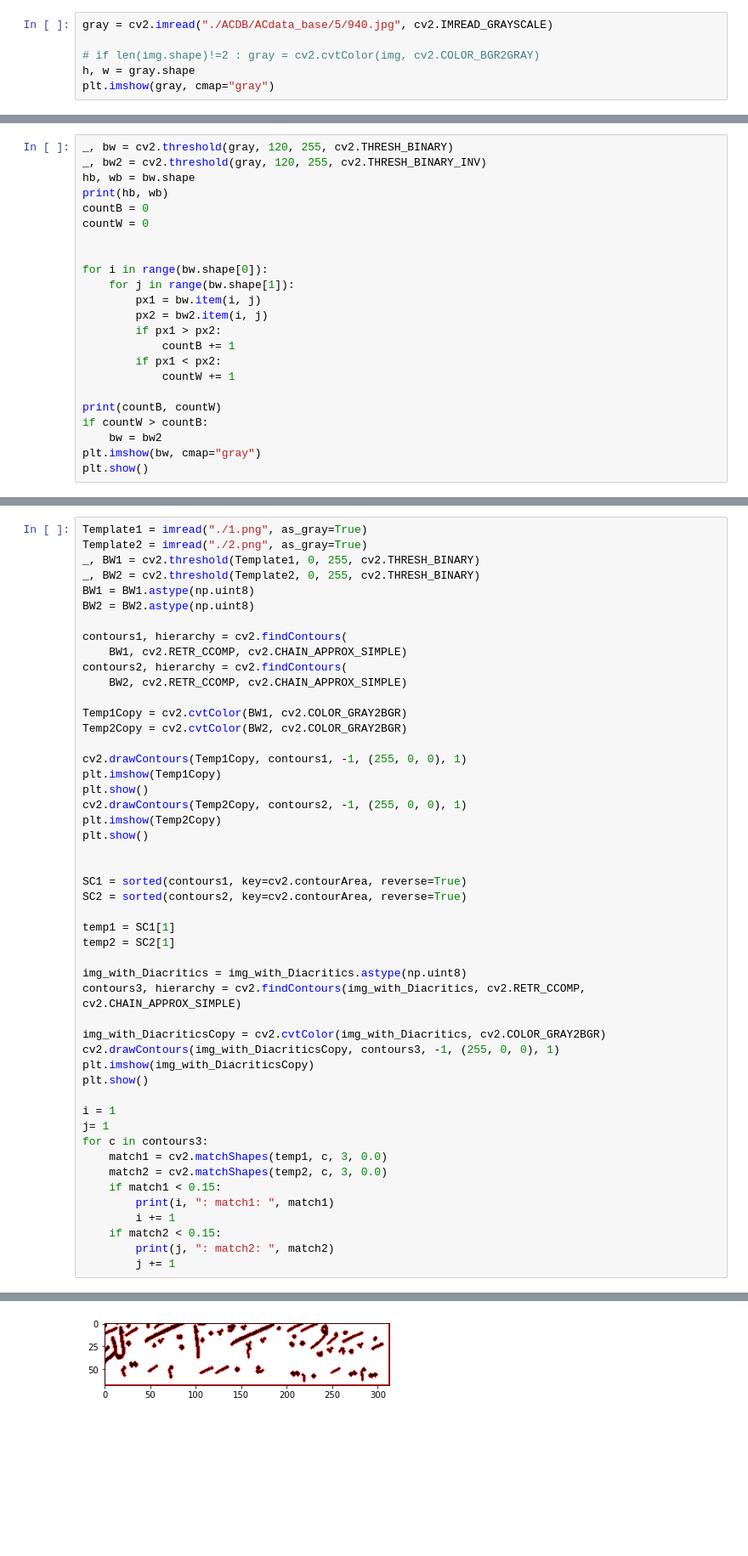
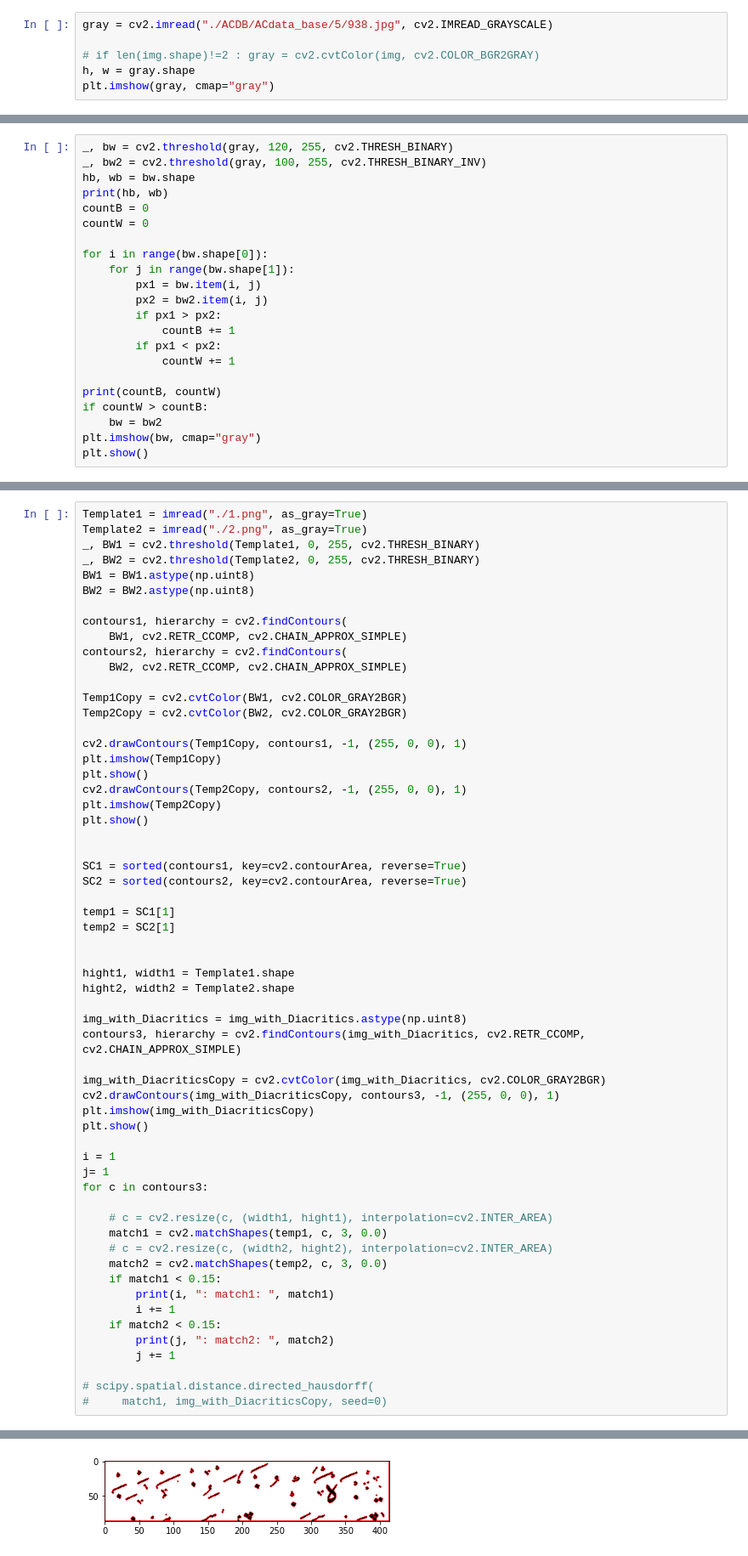
Before and after one commit to abdallahabusedo/Arabico, a Jupyter notebook: Diacritics_Extraction.ipynb, the cells around one changed output, grey strips where cells are left out. Shown: that part at 85% size. Drawn from its saved outputs; the diff is of its cells as text; blank space fills up the shorter version.

```diff
--- a/Diacritics_Extraction.ipynb
+++ b/Diacritics_Extraction.ipynb
@@ -11,7 +13,7 @@ from skimage.morphology import binary_dilation, binary_erosion
 import cv2 as cv2
 %matplotlib inline
 # %%
-gray = cv2.imread("./ACDB/ACdata_base/5/940.jpg", cv2.IMREAD_GRAYSCALE)
+gray = cv2.imread("./ACDB/ACdata_base/5/938.jpg", cv2.IMREAD_GRAYSCALE)
 
 # if len(img.shape)!=2 : gray = cv2.cvtColor(img, cv2.COLOR_BGR2GRAY)
 h, w = gray.shape
@@ -19,11 +24,10 @@ plt.imshow(gray, cmap="gray")
 # %%
 _, bw = cv2.threshold(gray, 120, 255, cv2.THRESH_BINARY)
-_, bw2 = cv2.threshold(gray, 120, 255, cv2.THRESH_BINARY_INV)
+_, bw2 = cv2.threshold(gray, 100, 255, cv2.THRESH_BINARY_INV)
 hb, wb = bw.shape
 print(hb, wb)
 countB = 0
 countW = 0
-
 
 for i in range(bw.shape[0]):
     for j in range(bw.shape[1]):
@@ -93,31 +99,41 @@ plt.show()
 
 
 SC1 = sorted(contours1, key=cv2.contourArea, reverse=True)
 SC2 = sorted(contours2, key=cv2.contourArea, reverse=True)
 
 temp1 = SC1[1]
 temp2 = SC2[1]
 
+
+hight1, width1 = Template1.shape
+hight2, width2 = Template2.shape
+
 img_with_Diacritics = img_with_Diacritics.astype(np.uint8)
 contours3, hierarchy = cv2.findContours(img_with_Diacritics, cv2.RETR_CCOMP, cv2.CHAIN_APPROX_SIMPLE)
 
 img_with_DiacriticsCopy = cv2.cvtColor(img_with_Diacritics, cv2.COLOR_GRAY2BGR)
 cv2.drawContours(img_with_DiacriticsCopy, contours3, -1, (255, 0, 0), 1)
 plt.imshow(img_with_DiacriticsCopy)
 plt.show()
 
 i = 1
 j= 1
 for c in contours3:
+
+    # c = cv2.resize(c, (width1, hight1), interpolation=cv2.INTER_AREA)
     match1 = cv2.matchShapes(temp1, c, 3, 0.0)
+    # c = cv2.resize(c, (width2, hight2), interpolation=cv2.INTER_AREA)
     match2 = cv2.matchShapes(temp2, c, 3, 0.0)
     if match1 < 0.15:
         print(i, ": match1: ", match1)
         i += 1
     if match2 < 0.15:
         print(j, ": match2: ", match2)
         j += 1
+
+# scipy.spatial.distance.directed_hausdorff(
+#     match1, img_with_DiacriticsCopy, seed=0)
 # %% [output]
 [figure]
 [figure]
-[figure, old version]
+[figure, new version]
```
Also changed, not shown: parts of 5 cells of this notebook.
